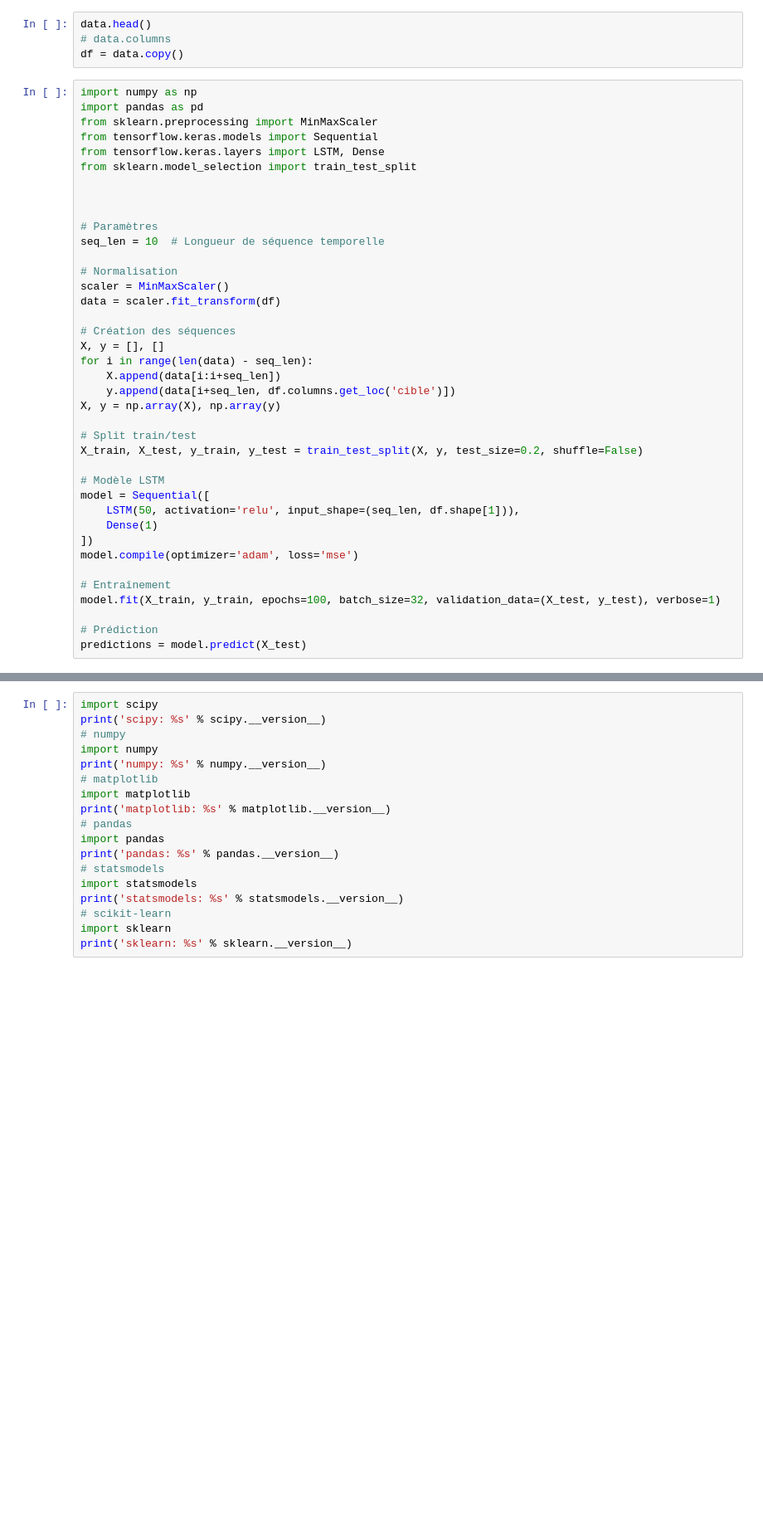
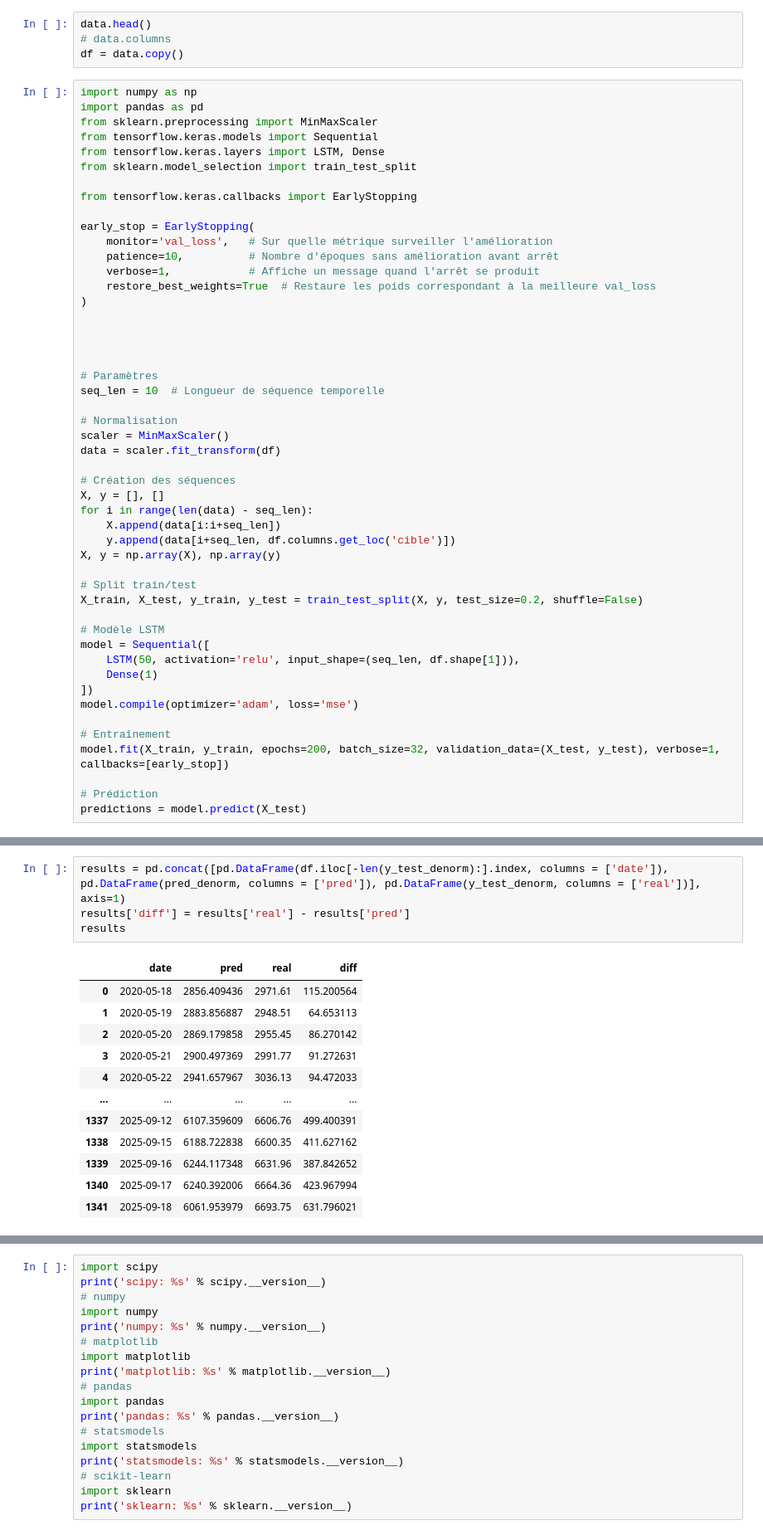
Before and after one commit to Alazuz/bigdata_project, a Jupyter notebook: lstm.ipynb, the cells around one changed output, grey strips where cells are left out. Shown: that part at 83% size. Saved outputs shown, nothing was run; the diff lists cells and outputs as text; blank space fills up the shorter version.

```diff
--- a/lstm.ipynb
+++ b/lstm.ipynb
@@ -66,6 +66,16 @@ from sklearn.preprocessing import MinMaxScaler
 from tensorflow.keras.models import Sequential
 from tensorflow.keras.layers import LSTM, Dense
 from sklearn.model_selection import train_test_split
+
+from tensorflow.keras.callbacks import EarlyStopping
+
+early_stop = EarlyStopping(
+    monitor='val_loss',   # Sur quelle métrique surveiller l'amélioration
+    patience=10,          # Nombre d'époques sans amélioration avant arrêt
+    verbose=1,            # Affiche un message quand l'arrêt se produit
+    restore_best_weights=True  # Restaure les poids correspondant à la meilleure val_loss
+)
+
 
 
 
@@ -94,7 +104,7 @@ model = Sequential([
 model.compile(optimizer='adam', loss='mse')
 
 # Entraînement
-model.fit(X_train, y_train, epochs=100, batch_size=32, validation_data=(X_test, y_test), verbose=1)
+model.fit(X_train, y_train, epochs=200, batch_size=32, validation_data=(X_test, y_test), verbose=1, callbacks=[early_stop])
 
 # Prédiction
 predictions = model.predict(X_test)
@@ -172,0 +169,17 @@ DatetimeIndex(['1999-01-07', '1999-01-08', '1999-01-11', '1999-01-12',
+# %%
+results = pd.concat([pd.DataFrame(df.iloc[-len(y_test_denorm):].index, columns = ['date']), pd.DataFrame(pred_denorm, columns = ['pred']), pd.DataFrame(y_test_denorm, columns = ['real'])], axis=1)
+results['diff'] = results['real'] - results['pred']
+results
+# %% [output]
+|  | date | pred | real | diff |
+| 0 | 2020-05-18 | 2856.409436 | 2971.61 | 115.200564 |
+| 1 | 2020-05-19 | 2883.856887 | 2948.51 | 64.653113 |
+| 2 | 2020-05-20 | 2869.179858 | 2955.45 | 86.270142 |
+| 3 | 2020-05-21 | 2900.497369 | 2991.77 | 91.272631 |
+| 4 | 2020-05-22 | 2941.657967 | 3036.13 | 94.472033 |
+| ... | ... | ... | ... | ... |
+| 1337 | 2025-09-12 | 6107.359609 | 6606.76 | 499.400391 |
+| 1338 | 2025-09-15 | 6188.722838 | 6600.35 | 411.627162 |
+| 1339 | 2025-09-16 | 6244.117348 | 6631.96 | 387.842652 |
+| 1340 | 2025-09-17 | 6240.392006 | 6664.36 | 423.967994 |
+| 1341 | 2025-09-18 | 6061.953979 | 6693.75 | 631.796021 |
```
Also changed, not shown: parts of 9 cells of this notebook.
